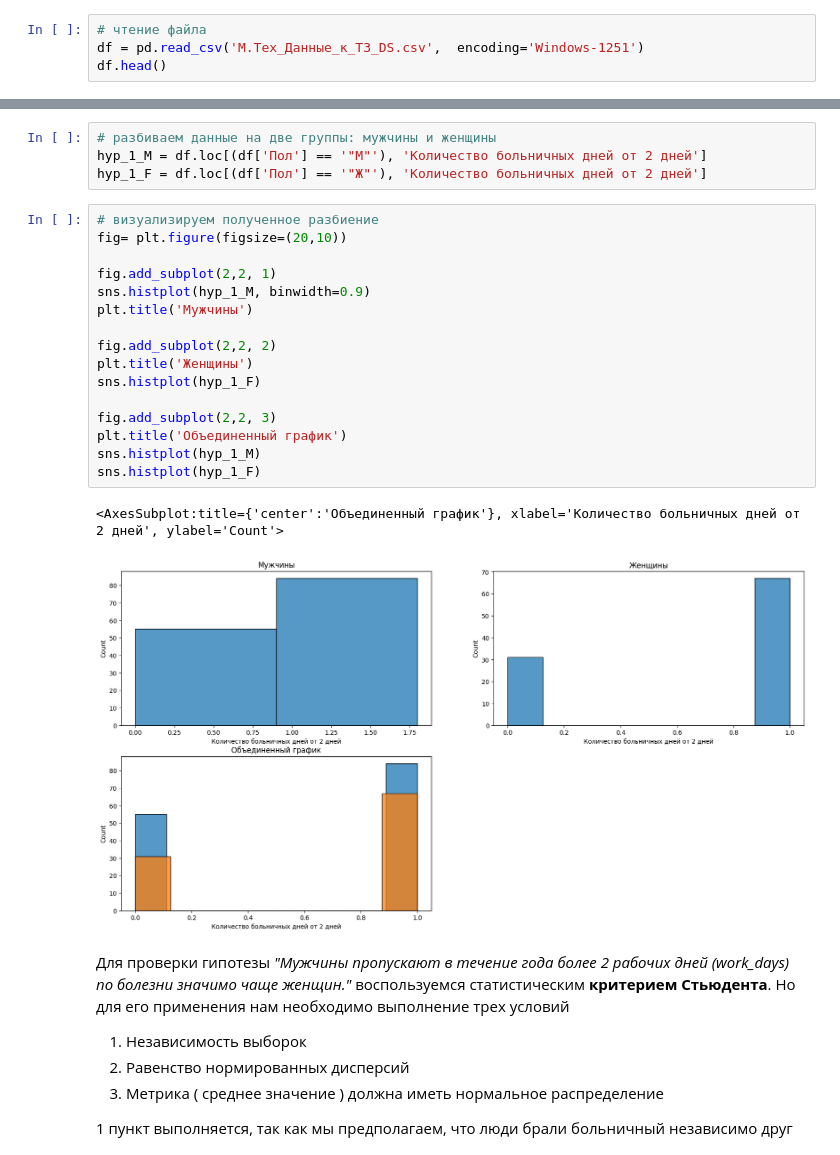
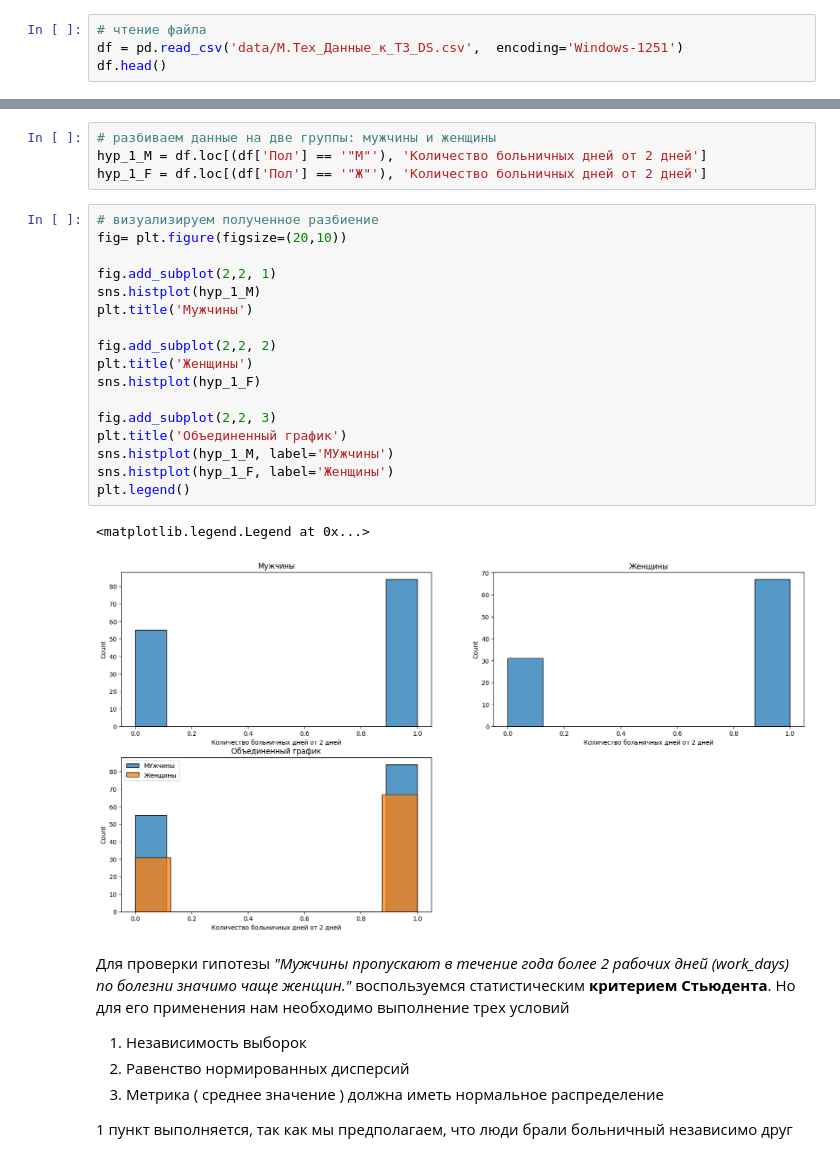
Before and after one commit to Igortigr/MTech, a Jupyter notebook: Задание.ipynb, the cells around one changed output, grey strips where cells are left out. Drawn from its saved outputs; the diff is of its cells as text.

Commit message:
added comments to jupyter notebook,
folder created data

```diff
--- a/Задание.ipynb
+++ b/Задание.ipynb
@@ -5,7 +5,7 @@ import scipy.stats as sts
 import plotly.express as px
 # %%
 # чтение файла
-df = pd.read_csv('М.Тех_Данные_к_ТЗ_DS.csv',  encoding='Windows-1251')
+df = pd.read_csv('data/М.Тех_Данные_к_ТЗ_DS.csv',  encoding='Windows-1251')
 df.head()
 # %% [output]
 |  | Количество больничных дней,"Возра... |
@@ -105,22 +106,23 @@ hyp_1_F = df.loc[(df['Пол'] == '"Ж"'), 'Количество больнич
 # %%
 # визуализируем полученное разбиение
 fig= plt.figure(figsize=(20,10))
 
 fig.add_subplot(2,2, 1)
-sns.histplot(hyp_1_M, binwidth=0.9)
+sns.histplot(hyp_1_M)
 plt.title('Мужчины')
 
 fig.add_subplot(2,2, 2)
 plt.title('Женщины')
 sns.histplot(hyp_1_F)
 
 fig.add_subplot(2,2, 3)
 plt.title('Объединенный график')
-sns.histplot(hyp_1_M)
-sns.histplot(hyp_1_F)
+sns.histplot(hyp_1_M, label='МУжчины')
+sns.histplot(hyp_1_F, label='Женщины')
+plt.legend()
 # %% [output]
-<AxesSubplot:title={'center':'Объединенный график'}, xlabel='Количество больничных дней от 2 дней', ylabel='Count'>
+<matplotlib.legend.Legend at 0x...>
-[figure, old version]
+[figure, new version]
 # %% [markdown]
 Для проверки гипотезы *"Мужчины пропускают в течение года более 2 рабочих дней (work_days) по
 болезни значимо чаще женщин."* воспользуемся статистическим **критерием Стьюдента**. Но для его применения нам необходимо выполнение трех условий
```
Also changed, not shown: parts of 4 cells of this notebook, 1 other file.
